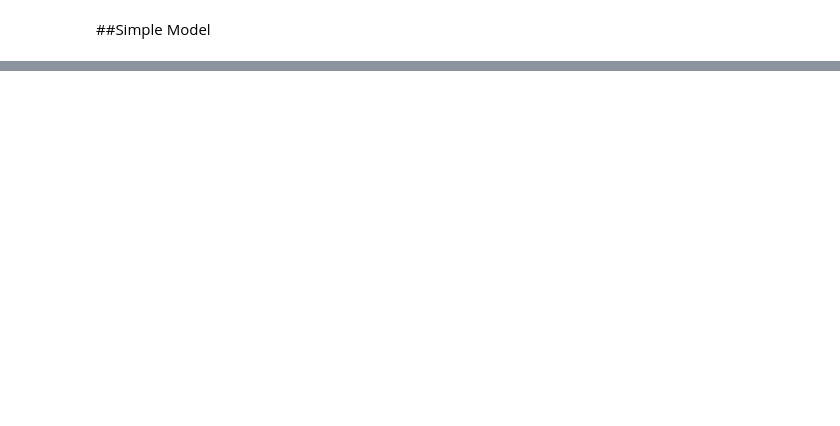
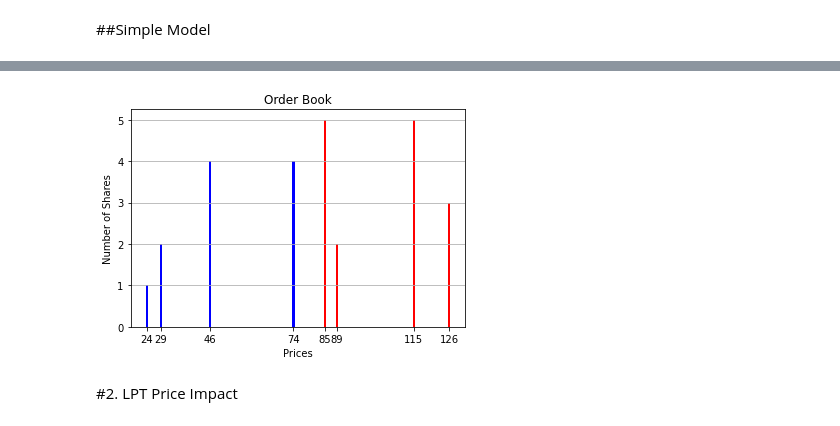
Before and after one commit to TikhonJelvis/RL-book, a Jupyter notebook: assignment 9/Assignment9.ipynb, the cells around one changed output, grey strips where cells are left out. Drawn from its saved outputs; the diff is of its cells as text; code cells hidden in the pictures; blank space fills up the shorter version.

```diff
--- a/assignment 9/Assignment9.ipynb
+++ b/assignment 9/Assignment9.ipynb
@@ -82,0 +117,5 @@ Thus, we can assume that the sell market order is poisson with a parameter $\lam
+# %%
+descending_bids = []
+ascending_asks = []
+
+Book = OrderBook(descending_bids=descending_bids, ascending_asks=ascending_asks)
@@ -82,0 +209,44 @@ Thus, we can assume that the sell market order is poisson with a parameter $\lam
+# %%
+@dataclass(frozen=True)
+class transition_parameters:
+  #Low price, high price
+  low_price: float = 20.0
+  high_price: float = 150.0
+
+  #Market order parameters(Note that we use different notation from the paper)
+  sell_market_order_rate: float = 13.8
+  buy_market_order_rate: float = 13.8
+
+  #Limit order parameters
+  sell_limit_N: int = 6
+  buy_limit_N: int = 6
+  sell_limit_order_rate: float = 2.9
+  buy_limit_order_rate: float = 2.9
+# %%
+def orderbook_transition(Book: OrderBook, parameters: transition_parameters) -> OrderBook:
+    receipt, Book = Book.buy_market_order(np.random.poisson(parameters.buy_market_order_rate))
+    receipt, Book = Book.sell_market_order(np.random.poisson(parameters.sell_market_order_rate))
+    if len(Book.ascending_asks) == 0:
+      ask_price = parameters.high_price
+    else:
+      ask_price = Book.ask_price()
+    sell_price = np.random.uniform(low=parameters.low_price, high=ask_price, size=parameters.sell_limit_N)
+    sell_quantity = np.random.poisson(lam=parameters.sell_limit_order_rate, size=parameters.sell_limit_N)
+    for i in range(parameters.sell_limit_N):
+      receipt, Book = Book.sell_limit_order(sell_price[i], sell_quantity[i])
+    if len(Book.descending_bids) == 0:
+      bid_price = parameters.low_price
+    else:
+      bid_price = Book.bid_price()
+    buy_price = np.random.uniform(low=bid_price, high=parameters.high_price, size=parameters.buy_limit_N)
+    buy_quantity = np.random.poisson(lam=parameters.buy_limit_order_rate, size=parameters.buy_limit_N)
+    for i in range(parameters.buy_limit_N):
+      receipt, Book = Book.buy_limit_order(buy_price[i], buy_quantity[i])
+    return Book
+# %%
+Book = orderbook_transition(Book, parameters)
+Book.display_order_book()
+# %% [output]
+[figure, added]
+# %% [markdown]
+#2. LPT Price Impact
```
Also changed, not shown: parts of 20 cells of this notebook, 2 other files.
